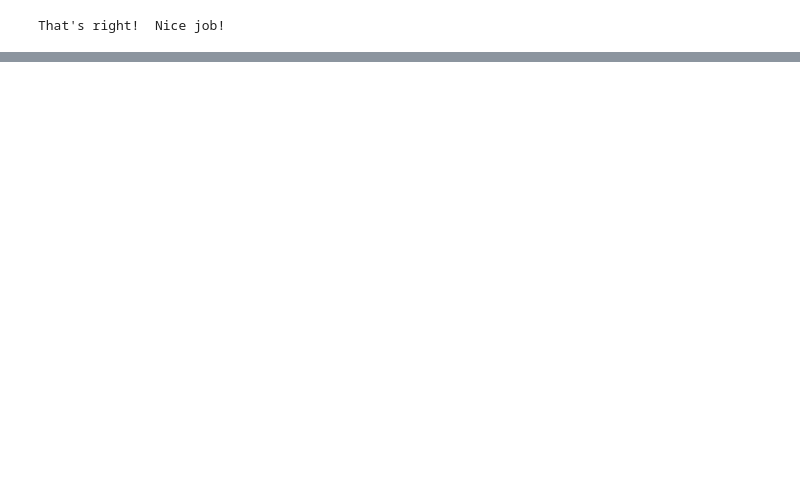
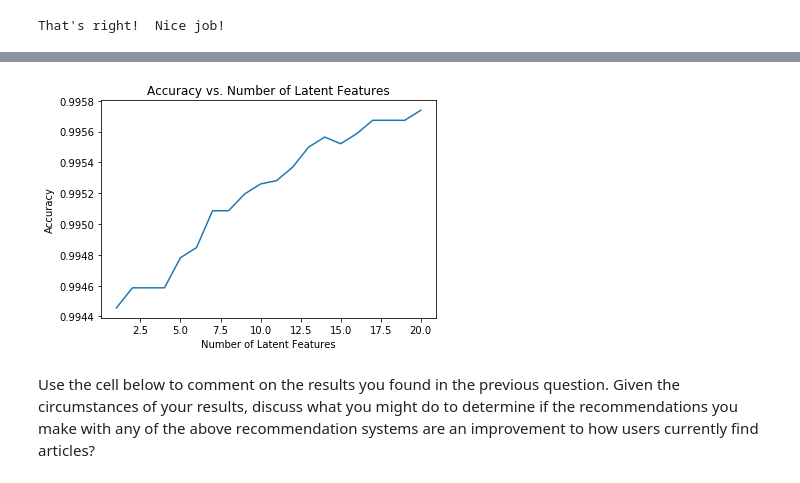
Before and after one commit to SeongbinLim94/recommendations-with-ibm, a Jupyter notebook: Recommendations_with_IBM.ipynb, the cells around one changed output, grey strips where cells are left out. Saved outputs shown, nothing was run; the diff lists cells and outputs as text; code cells hidden in the pictures; blank space fills up the shorter version.

```diff
--- a/Recommendations_with_IBM.ipynb
+++ b/Recommendations_with_IBM.ipynb
@@ -538,0 +689,3 @@ That's right!  Nice job!
+# %%
+# fit SVD on the user_item_train matrix
+u_train, s_train, vt_train = np.linalg.svd(user_item_train)
@@ -538,0 +694,5 @@ That's right!  Nice job!
+# %%
+# Subset the indices that hold users both in user_item_train & user_item_test matrices
+tr_ts_set = user_item_train.loc[test_idx]
+common_set = tr_ts_set.dropna()
+common_set.shape
@@ -538,0 +707,40 @@ That's right!  Nice job!
+# %%
+def find_num_latent_features():
+    '''
+    Graph the accuracy score with the number of latent features
+    '''
+# Create list where the indices of common_set are stored in the user_item_train matrix
+    location = []
+    for i, val in enumerate(user_item_train.index):
+        if val in common_set.index:
+            location.append(i)
+
+# Find the proper number of latent features
+    num_latent_feats = np.arange(1,20+1, 1)
+    sum_errs = []
+
+    for k in num_latent_feats:
+    # restructure with k latent features
+        s_test, u_test, vt_test = np.diag(s_train[:k]), u_train[location, :k], vt_train[:k, :]
+
+    # take dot product
+        user_item_est = np.around(np.dot(np.dot(u_test, s_test), vt_test))
+
+    # compute error for each prediction to actual value
+        diffs = np.subtract(common_set, user_item_est)
+
+    # total errors and keep track of them
+        err = np.sum(np.sum(np.abs(diffs)))
+        sum_errs.append(err)
+
+
+    plt.plot(num_latent_feats, 1 - np.array(sum_errs)/df.shape[0]);
+    plt.xlabel('Number of Latent Features');
+    plt.ylabel('Accuracy');
+    plt.title('Accuracy vs. Number of Latent Features');
+
+find_num_latent_features()
+# %% [output]
+[figure, added]
+# %% [markdown]
+Use the cell below to comment on the results you found in the previous question. Given the circumstances of your results, discuss what you might do to determine if the recommendations you make with any of the above recommendation systems are an improvement to how users currently find articles?
```
Also changed, not shown: parts of 48 cells of this notebook.
